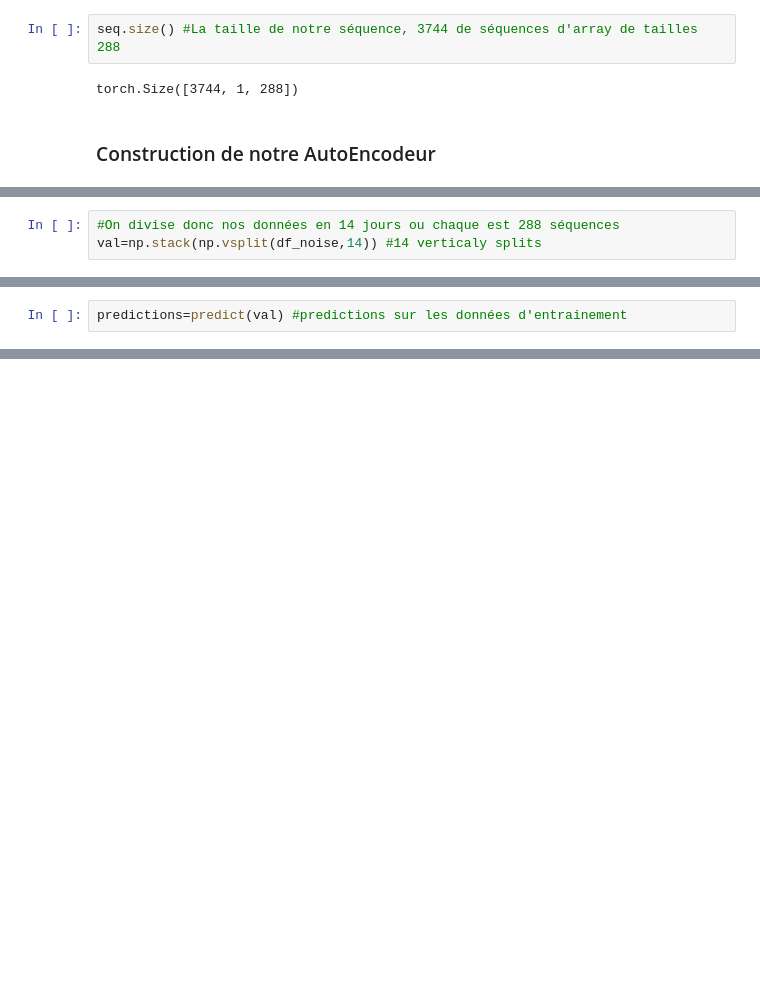
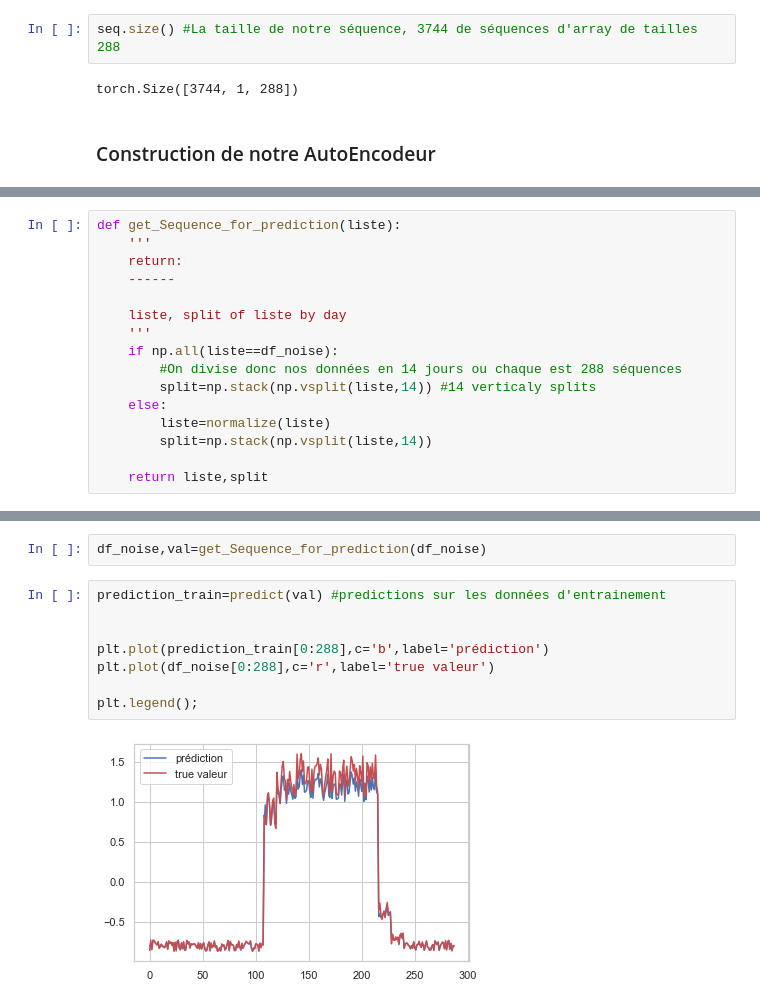
Before and after one commit to cheikh06/Detection_Anomaly, a Jupyter notebook: Anomaly_Detection.ipynb, the cells around one changed output, grey strips where cells are left out. Cells and saved outputs as stored; diff of their text form; blank space fills up the shorter version.

```diff
--- a/Anomaly_Detection.ipynb
+++ b/Anomaly_Detection.ipynb
@@ -178,3 +105,0 @@ Là, je regarde comment le modèle arrive à reconstruire les données d'entrain
-# %%
-#On divise donc nos données en 14 jours ou chaque est 288 séquences
-val=np.stack(np.vsplit(df_noise,14)) #14 verticaly splits
@@ -204,2 +105,0 @@ def predict(val):
-# %%
-predictions=predict(val) #predictions sur les données d'entrainement
@@ -268,0 +205,16 @@ plt.legend();
+# %%
+def get_Sequence_for_prediction(liste):
+    '''
+    return:
+    ------
+
+    liste, split of liste by day
+    '''
+    if np.all(liste==df_noise):
+        #On divise donc nos données en 14 jours ou chaque est 288 séquences
+        split=np.stack(np.vsplit(liste,14)) #14 verticaly splits
+    else:
+        liste=normalize(liste)
+        split=np.stack(np.vsplit(liste,14))
+
+    return liste,split
@@ -268,0 +223,12 @@ plt.legend();
+# %%
+df_noise,val=get_Sequence_for_prediction(df_noise)
+# %%
+prediction_train=predict(val) #predictions sur les données d'entrainement
+
+
+plt.plot(prediction_train[0:288],c='b',label='prédiction')
+plt.plot(df_noise[0:288],c='r',label='true valeur')
+
+plt.legend();
+# %% [output]
+[figure, added]
```
Also changed, not shown: parts of 58 cells of this notebook.
